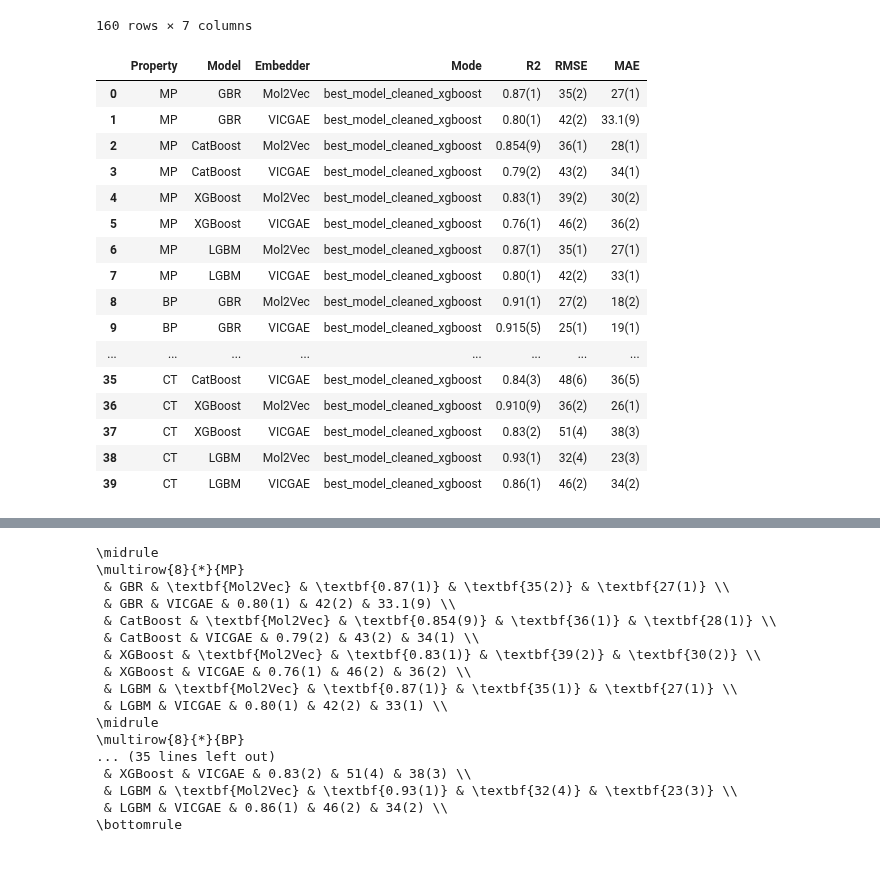
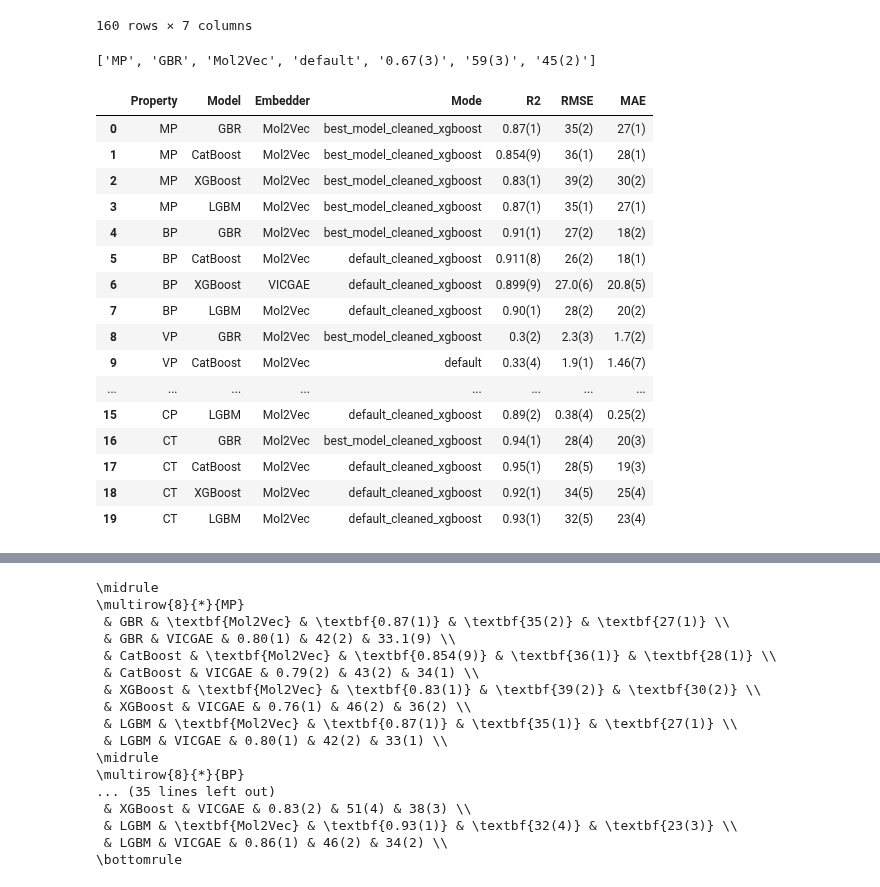
Before and after one commit to aravindhnivas/cxml_py, a Jupyter notebook: notebooks/analysis.ipynb, the cells around one changed output, grey strips where cells are left out. Cells and saved outputs as stored; diff of their text form; code cells hidden in the pictures.

```diff
--- a/notebooks/analysis.ipynb
+++ b/notebooks/analysis.ipynb
@@ -245,37 +249,7 @@ metrics_df
 | 158 | CT | LGBM | VICGAE | best_model | 0.86(1) | 46(2) | 34(2) |
 | 159 | CT | LGBM | VICGAE | best_model_cleaned_xgboost | 0.86(1) | 46(2) | 34(2) |
 160 rows × 7 columns
-# %%
-best_metrics_rows = []
-for mrow in range(0, len(metrics_df), 4):
-    # print(mrow, mrow+4)
-    r = metrics_rows[mrow:mrow+4]
-    # print([f'{_[0]}: {_[2]}-{_[3]}' for _ in r])
-    best_r2 = ufloat_fromstr(r[0][4])
-    for _ in r[1:]:
-        r2 = ufloat_fromstr(_[4])
-        if r2 > best_r2:
-            best_r2 = r2
-    best_metrics_rows.append(_)
-
-best_metrics_df = pd.DataFrame(best_metrics_rows, columns=metrics_columns)
-best_metrics_df.to_csv(root_loc / 'results/best_metrics.csv', index=False)
-best_metrics_df
-# %% [output]
-|  | Property | Model | Embedder | Mode | R2 | RMSE | MAE |
-| 0 | MP | GBR | Mol2Vec | best_model_cleaned_xgboost | 0.87(1) | 35(2) | 27(1) |
-| 1 | MP | GBR | VICGAE | best_model_cleaned_xgboost | 0.80(1) | 42(2) | 33.1(9) |
-| 2 | MP | CatBoost | Mol2Vec | best_model_cleaned_xgboost | 0.854(9) | 36(1) | 28(1) |
-| 3 | MP | CatBoost | VICGAE | best_model_cleaned_xgboost | 0.79(2) | 43(2) | 34(1) |
-| 4 | MP | XGBoost | Mol2Vec | best_model_cleaned_xgboost | 0.83(1) | 39(2) | 30(2) |
-| 5 | MP | XGBoost | VICGAE | best_model_cleaned_xgboost | 0.76(1) | 46(2) | 36(2) |
-| 6 | MP | LGBM | Mol2Vec | best_model_cleaned_xgboost | 0.87(1) | 35(1) | 27(1) |
-| 7 | MP | LGBM | VICGAE | best_model_cleaned_xgboost | 0.80(1) | 42(2) | 33(1) |
-| 8 | BP | GBR | Mol2Vec | best_model_cleaned_xgboost | 0.91(1) | 27(2) | 18(2) |
-| 9 | BP | GBR | VICGAE | best_model_cleaned_xgboost | 0.915(5) | 25(1) | 19(1) |
-| ... | ... | ... | ... | ... | ... | ... | ... |
-| 35 | CT | CatBoost | VICGAE | best_model_cleaned_xgboost | 0.84(3) | 48(6) | 36(5) |
-| 36 | CT | XGBoost | Mol2Vec | best_model_cleaned_xgboost | 0.910(9) | 36(2) | 26(1) |
-| 37 | CT | XGBoost | VICGAE | best_model_cleaned_xgboost | 0.83(2) | 51(4) | 38(3) |
-| 38 | CT | LGBM | Mol2Vec | best_model_cleaned_xgboost | 0.93(1) | 32(4) | 23(3) |
-| 39 | CT | LGBM | VICGAE | best_model_cleaned_xgboost | 0.86(1) | 46(2) | 34(2) |
+# %%
+list(metrics_df.iterrows())[0][1].to_list()
+# %% [output]
+['MP', 'GBR', 'Mol2Vec', 'default', '0.67(3)', '59(3)', '45(2)']
@@ -281,0 +304,27 @@ best_metrics_df
+# %%
+save = True
+save = False
+verbose = True
+verbose = False
+best_metrics_df = get_best_metrics(metrics_df, search_width=4, savename='', save=save, verbose=verbose)
+best_metrics_df
+best_metrics_df_overall = get_best_metrics(metrics_df, search_width=8, savename='_overall', save=save)
+best_metrics_df_overall
+# %% [output]
+|  | Property | Model | Embedder | Mode | R2 | RMSE | MAE |
+| 0 | MP | GBR | Mol2Vec | best_model_cleaned_xgboost | 0.87(1) | 35(2) | 27(1) |
+| 1 | MP | CatBoost | Mol2Vec | best_model_cleaned_xgboost | 0.854(9) | 36(1) | 28(1) |
+| 2 | MP | XGBoost | Mol2Vec | best_model_cleaned_xgboost | 0.83(1) | 39(2) | 30(2) |
+| 3 | MP | LGBM | Mol2Vec | best_model_cleaned_xgboost | 0.87(1) | 35(1) | 27(1) |
+| 4 | BP | GBR | Mol2Vec | best_model_cleaned_xgboost | 0.91(1) | 27(2) | 18(2) |
+| 5 | BP | CatBoost | Mol2Vec | default_cleaned_xgboost | 0.911(8) | 26(2) | 18(1) |
+| 6 | BP | XGBoost | VICGAE | default_cleaned_xgboost | 0.899(9) | 27.0(6) | 20.8(5) |
+| 7 | BP | LGBM | Mol2Vec | default_cleaned_xgboost | 0.90(1) | 28(2) | 20(2) |
+| 8 | VP | GBR | Mol2Vec | best_model_cleaned_xgboost | 0.3(2) | 2.3(3) | 1.7(2) |
+| 9 | VP | CatBoost | Mol2Vec | default | 0.33(4) | 1.9(1) | 1.46(7) |
+| ... | ... | ... | ... | ... | ... | ... | ... |
+| 15 | CP | LGBM | Mol2Vec | default_cleaned_xgboost | 0.89(2) | 0.38(4) | 0.25(2) |
+| 16 | CT | GBR | Mol2Vec | best_model_cleaned_xgboost | 0.94(1) | 28(4) | 20(3) |
+| 17 | CT | CatBoost | Mol2Vec | default_cleaned_xgboost | 0.95(1) | 28(5) | 19(3) |
+| 18 | CT | XGBoost | Mol2Vec | default_cleaned_xgboost | 0.92(1) | 34(5) | 25(4) |
+| 19 | CT | LGBM | Mol2Vec | default_cleaned_xgboost | 0.93(1) | 32(5) | 23(4) |
```
Also changed, not shown: parts of 4 cells of this notebook.
